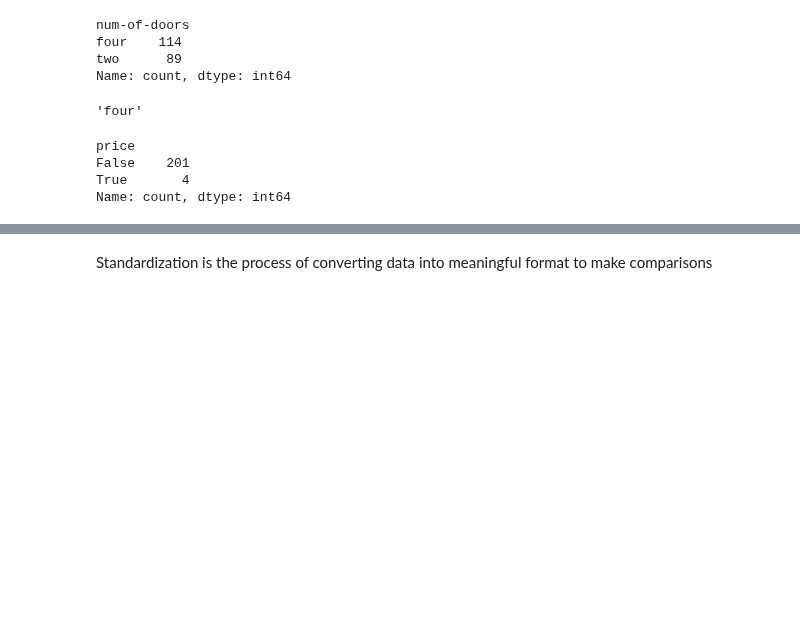
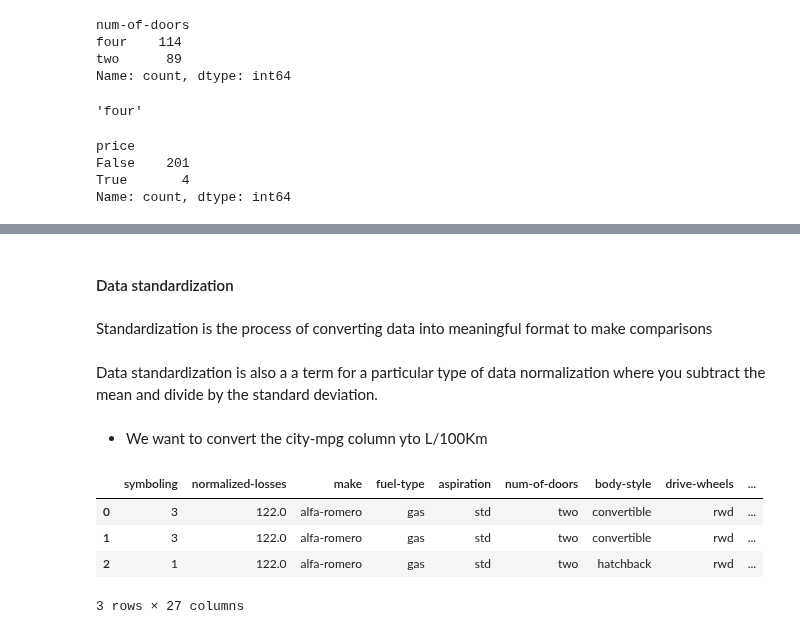
Before and after one commit to FRANKSADWAR/PersonalPractice, a Jupyter notebook: DataAnalysis/Learning Pandas.ipynb, the cells around one changed output, grey strips where cells are left out. Drawn from its saved outputs; the diff is of its cells as text; code cells hidden in the pictures; blank space fills up the shorter version.

```diff
--- a/DataAnalysis/Learning Pandas.ipynb
+++ b/DataAnalysis/Learning Pandas.ipynb
@@ -6,7 +6,7 @@ import matplotlib.pyplot as plt
 import numpy as np
 import seaborn as sns
 # %%
-pd.set_option("display.max_rows",5)
+pd.set_option("display.max_rows",10)
 # %% [markdown]
 The two core objects in Pandas are : DataFrame and Series
 # %% [markdown]
@@ -1260,2 +1258,18 @@ memory usage: 42.5+ KB
+# %% [markdown]
+#### Data standardization
 # %% [markdown]
 Standardization is the process of converting data into meaningful format to make comparisons
+# %% [markdown]
+Data standardization is also a a term for a particular type of data normalization where you subtract the mean and divide
+by the standard deviation.
+# %% [markdown]
+- We want to convert the city-mpg column yto L/100Km
+# %%
+data["city-L/100km"] = 235/data["city-mpg"]
+data.head(3)
+# %% [output]
+|  | symboling | normalized-losses | make | fuel-type | aspiration | num-of-doors | body-style | drive-wheels | ... |
+| 0 | 3 | 122.0 | alfa-romero | gas | std | two | convertible | rwd | ... |
+| 1 | 3 | 122.0 | alfa-romero | gas | std | two | convertible | rwd | ... |
+| 2 | 1 | 122.0 | alfa-romero | gas | std | two | hatchback | rwd | ... |
+3 rows × 27 columns
```
Also changed, not shown: parts of 27 cells of this notebook, 1 other file.
